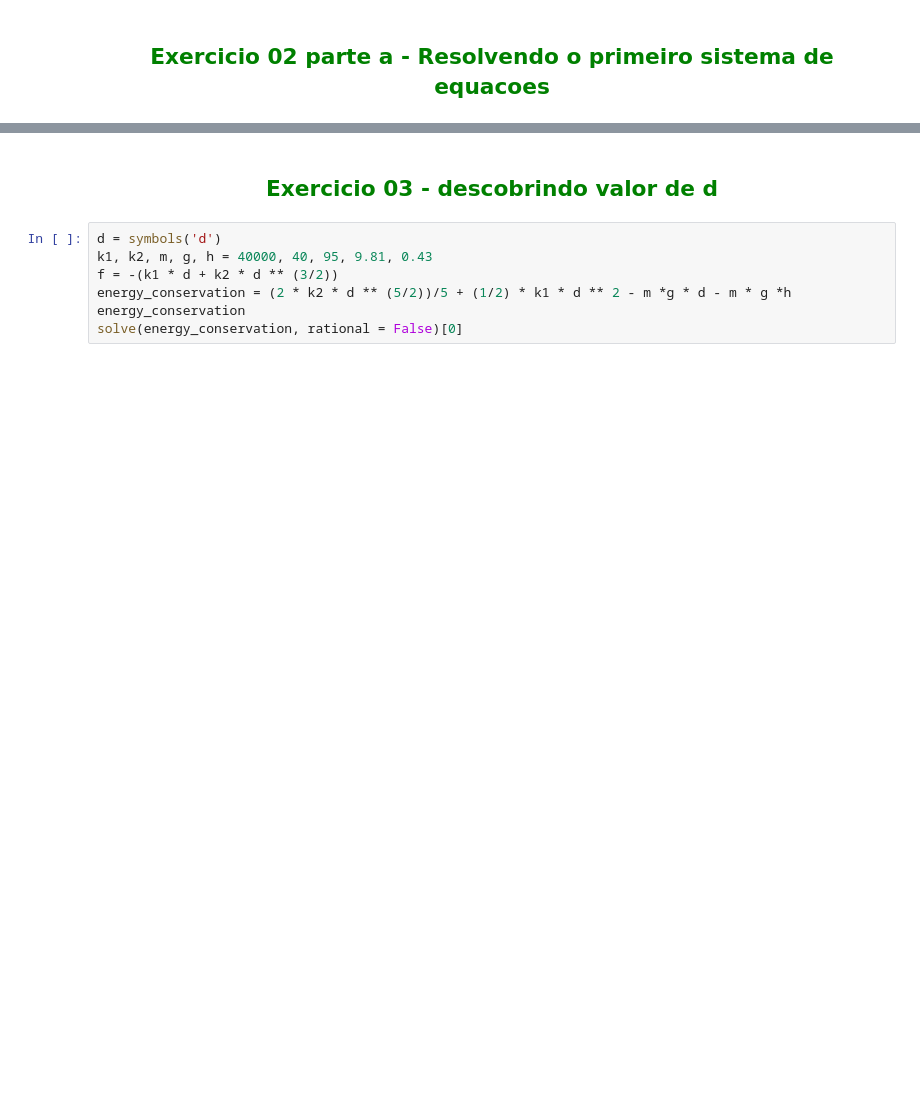
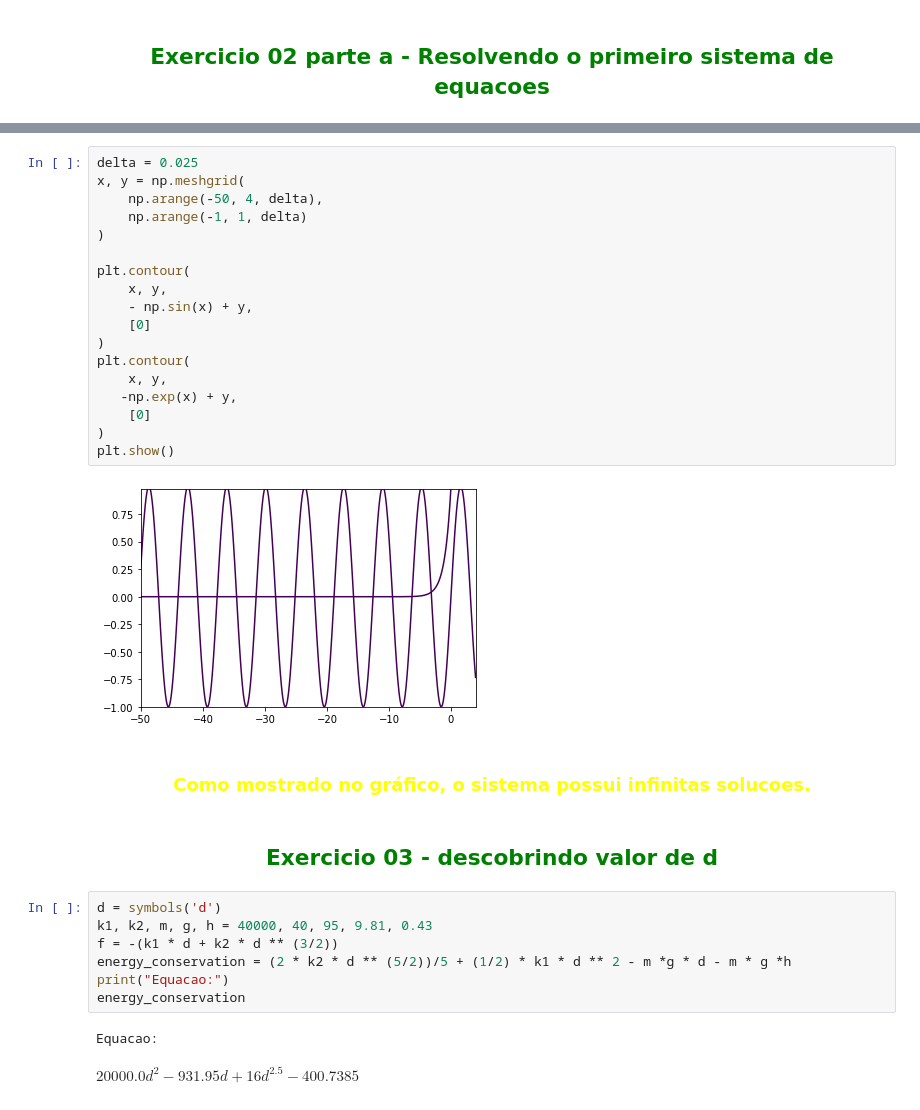
Before and after one commit to AntonioJCosta/Calculus-exercises, a Jupyter notebook: calculus_exam/Exercises.ipynb, the cells around one changed output, grey strips where cells are left out. Cells and saved outputs as stored; diff of their text form; blank space fills up the shorter version.

```diff
--- a/calculus_exam/Exercises.ipynb
+++ b/calculus_exam/Exercises.ipynb
@@ -103,3 +146,25 @@ nsolve([x**2 + y**2, -exp(x) + y], [x, y], [-1, -1])
+# %%
+delta = 0.025
+x, y = np.meshgrid(
+    np.arange(-50, 4, delta),
+    np.arange(-1, 1, delta)
+)
+
+plt.contour(
+    x, y,
+    - np.sin(x) + y,
+    [0]
+)
+plt.contour(
+    x, y,
+   -np.exp(x) + y,
+    [0]
+)
+plt.show()
+# %% [output]
+[figure, added]
+# %% [markdown]
+### <center><span style="color:yellow">Como mostrado no gráfico, o sistema possui infinitas solucoes.</span><br/></center>
 # %% [markdown]
 ## <center><span style="color:green">Exercicio 03 - descobrindo valor de d</span><br/></center>
 # %%
@@ -107,5 +172,8 @@ d = symbols('d')
 k1, k2, m, g, h = 40000, 40, 95, 9.81, 0.43
 f = -(k1 * d + k2 * d ** (3/2))
 energy_conservation = (2 * k2 * d ** (5/2))/5 + (1/2) * k1 * d ** 2 - m *g * d - m * g *h
+print("Equacao:")
 energy_conservation
-solve(energy_conservation, rational = False)[0]
+# %% [output]
+Equacao:
+$\displaystyle 20000.0 d^{2} - 931.95 d + 16 d^{2.5} - 400.7385$
```
Also changed, not shown: parts of 10 cells of this notebook.
